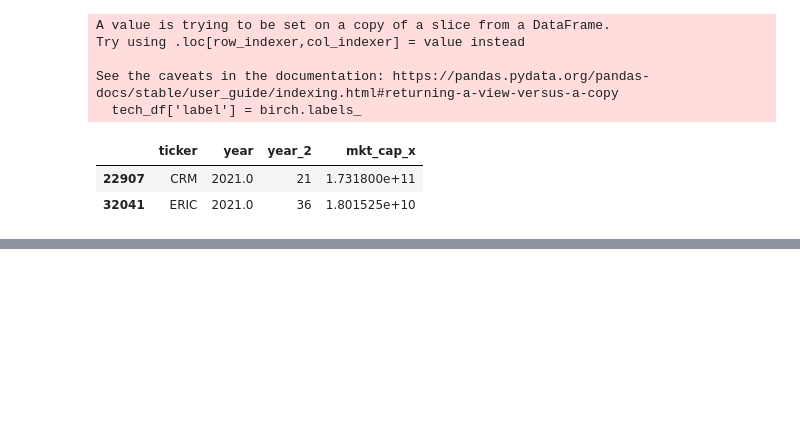
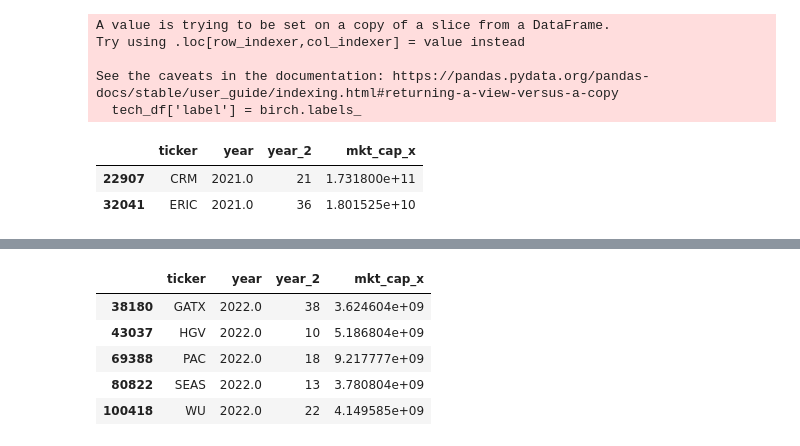
Before and after one commit to dimmittnick/finance, a Jupyter notebook: individual_stocks/clustering2.ipynb, the cells around one changed output, grey strips where cells are left out. Cells and saved outputs as stored; diff of their text form; code cells hidden in the pictures; blank space fills up the shorter version.

```diff
--- a/individual_stocks/clustering2.ipynb
+++ b/individual_stocks/clustering2.ipynb
@@ -214,0 +252,9 @@ tech_df[tech_df['label'] == 57].sort_values(['mkt_cap_x', 'year'], ascending=Fal
+# %%
+con_dis_df[(con_dis_df['label'] == 29) & ((con_dis_df['year'] == 2022) | (con_dis_df['year'] == 2022))][['ticker', 'year', 'year_2', 'mkt_cap_x']]
+# %% [output]
+|  | ticker | year | year_2 | mkt_cap_x |
+| 38180 | GATX | 2022.0 | 38 | 3.624604e+09 |
+| 43037 | HGV | 2022.0 | 10 | 5.186804e+09 |
+| 69388 | PAC | 2022.0 | 18 | 9.217777e+09 |
+| 80822 | SEAS | 2022.0 | 13 | 3.780804e+09 |
+| 100418 | WU | 2022.0 | 22 | 4.149585e+09 |
```
Also changed, not shown: parts of 6 cells of this notebook, 1 other file.
